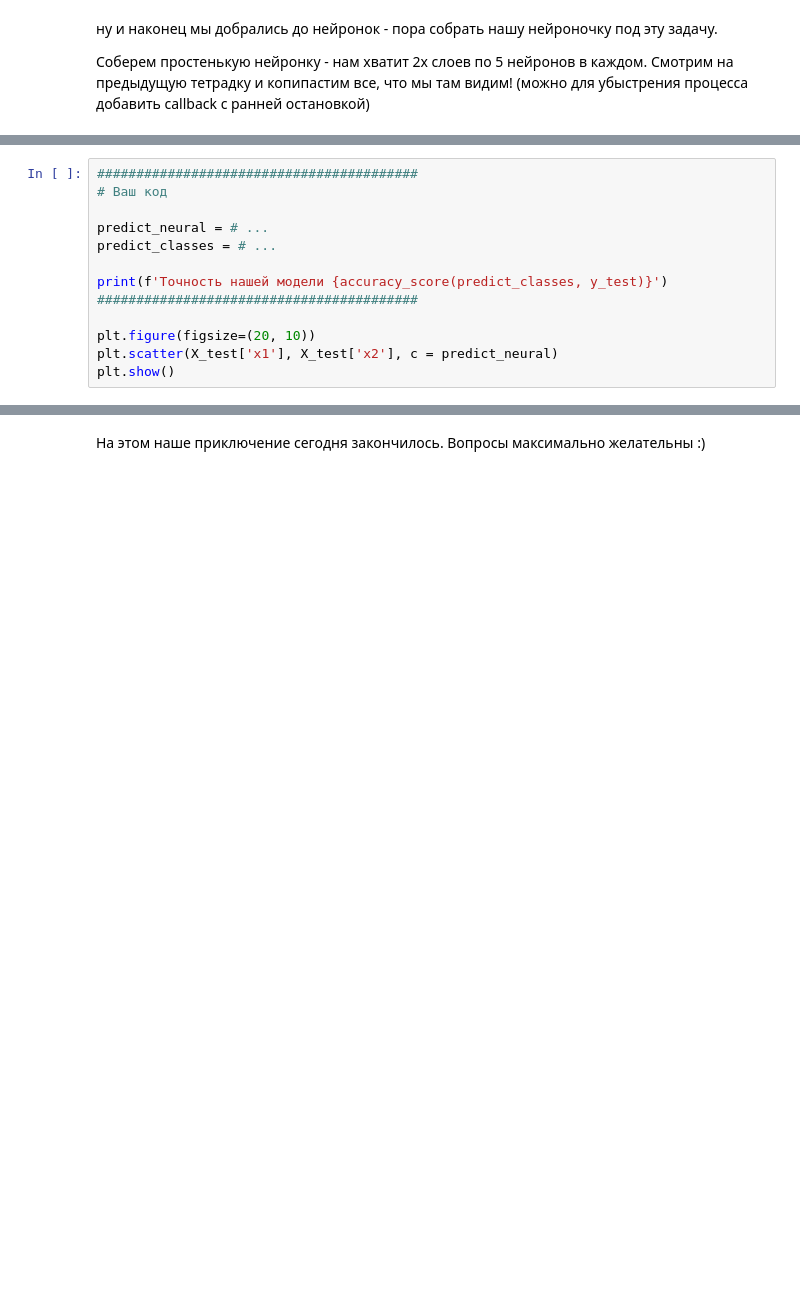
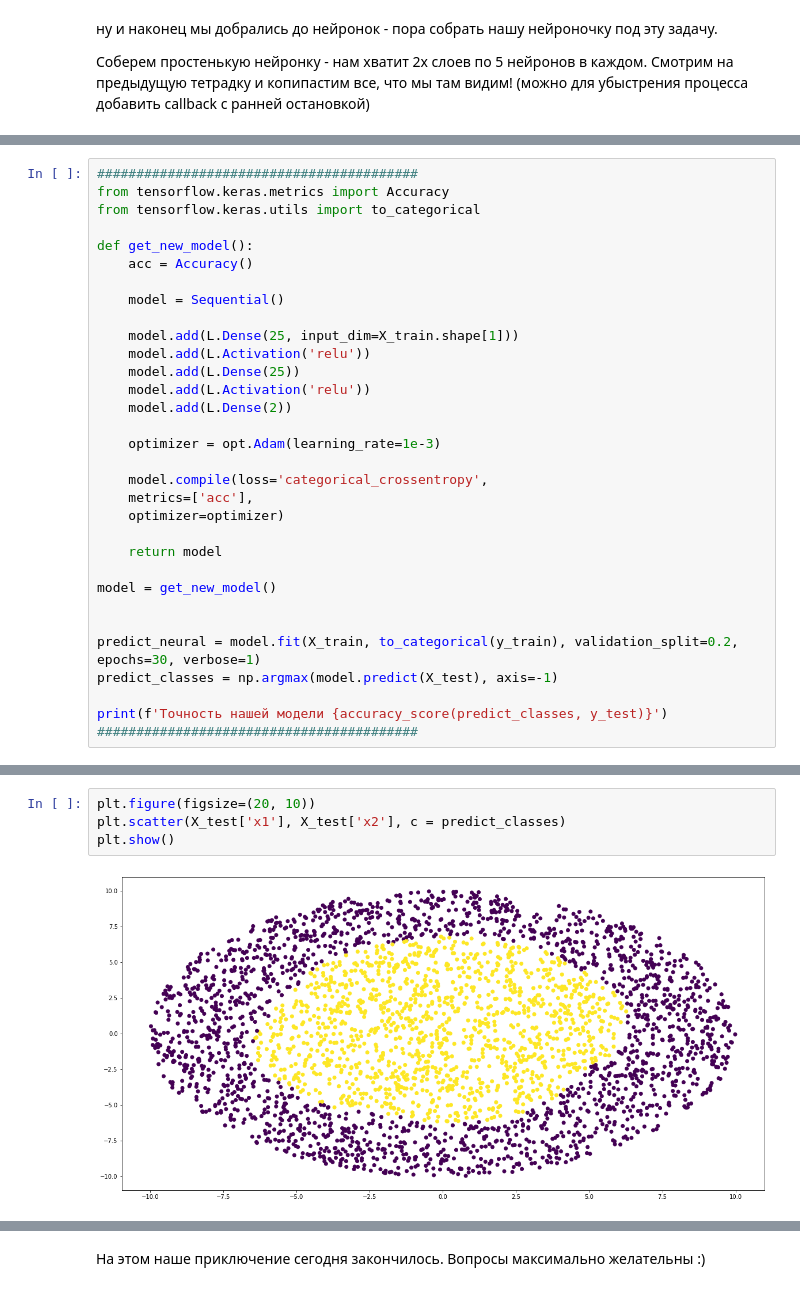
Before and after one commit to fortvivlan/DL_HSE_homeworks, a Jupyter notebook: hw_1/sem1_my_first_neural_network.ipynb, the cells around one changed output, grey strips where cells are left out. Drawn from its saved outputs; the diff is of its cells as text; blank space fills up the shorter version.

```diff
--- a/hw_1/sem1_my_first_neural_network.ipynb
+++ b/hw_1/sem1_my_first_neural_network.ipynb
@@ -164,0 +175,32 @@ import tensorflow.keras.optimizers as opt        # Оптимизаторы
+# %%
+#########################################
+from tensorflow.keras.metrics import Accuracy
+from tensorflow.keras.utils import to_categorical
+
+def get_new_model():
+    acc = Accuracy()
+
+    model = Sequential()
+
+    model.add(L.Dense(25, input_dim=X_train.shape[1]))
+    model.add(L.Activation('relu'))
+    model.add(L.Dense(25))
+    model.add(L.Activation('relu'))
+    model.add(L.Dense(2))
+
+    optimizer = opt.Adam(learning_rate=1e-3)
+
+    model.compile(loss='categorical_crossentropy',
+    metrics=['acc'],
+    optimizer=optimizer)
+
+    return model
+
+model = get_new_model()
+
+
+predict_neural = model.fit(X_train, to_categorical(y_train), validation_split=0.2, epochs=30, verbose=1)
+predict_classes = np.argmax(model.predict(X_test), axis=-1)
+
+print(f'Точность нашей модели {accuracy_score(predict_classes, y_test)}')
+#########################################
@@ -165,13 +225,6 @@ import tensorflow.keras.optimizers as opt        # Оптимизаторы
 # %%
-#########################################
-# Ваш код
-
-predict_neural = # ...
-predict_classes = # ...
-
-print(f'Точность нашей модели {accuracy_score(predict_classes, y_test)}')
-#########################################
-
 plt.figure(figsize=(20, 10))
-plt.scatter(X_test['x1'], X_test['x2'], c = predict_neural)
+plt.scatter(X_test['x1'], X_test['x2'], c = predict_classes)
 plt.show()
+# %% [output]
+[figure, added]
```
Also changed, not shown: parts of 24 cells of this notebook.
